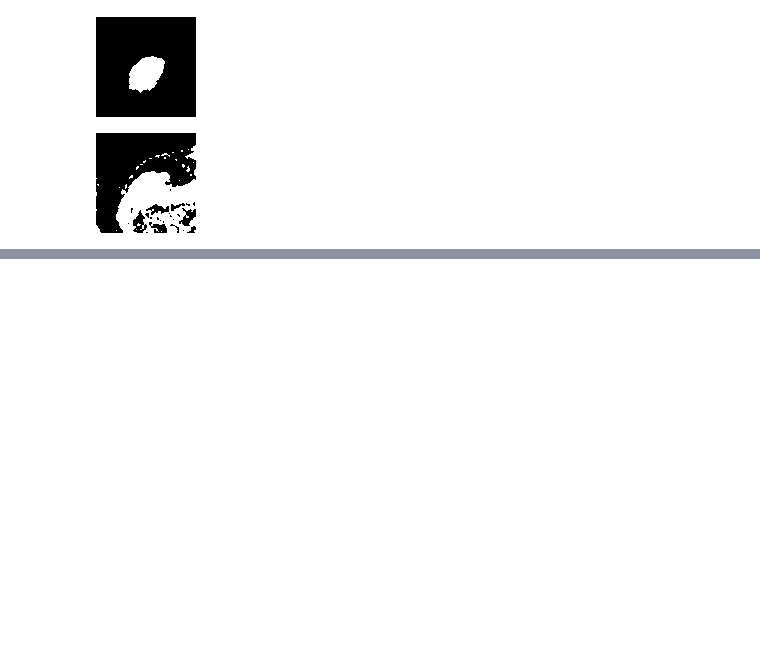
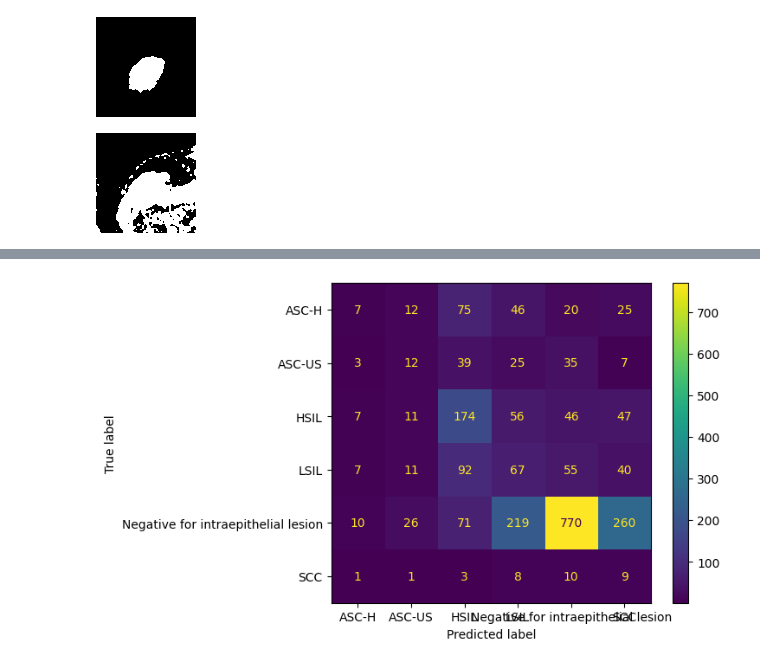
Before and after one commit to HenriqueCastros/pai-flower-nucleus, a Jupyter notebook: trab.ipynb, the cells around one changed output, grey strips where cells are left out. Cells and saved outputs as stored; diff of their text form; code cells hidden in the pictures; blank space fills up the shorter version.

```diff
--- a/trab.ipynb
+++ b/trab.ipynb
@@ -297,0 +188,26 @@ def region_growing(image, seed=None, return_binary=True, threshold=[25,25,25]):
+# %%
+unique_classes = np.unique(y_train)
+for class_label in unique_classes:
+    class_data = X_train[y_train == class_label]
+    class_means.append(np.mean(class_data, axis=0))
+    class_covariances.append(np.cov(class_data, rowvar=False))
+    inv_cov_matrices.append(inv(class_covariances[-1]))
+# %%
+mahalanobis_dists = np.zeros((len(X_test), len(unique_classes)))
+# %%
+for i, class_label in enumerate(unique_classes):
+    mahalanobis_dists[:, i] = np.apply_along_axis(
+        lambda x: mahalanobis(x, class_means[i], inv_cov_matrices[i]),
+        axis=1,
+        arr=X_test
+    )
+# %%
+y_pred = np.argmin(mahalanobis_dists, axis=1)
+y_pred = list(map(lambda x: unique_classes[x], y_pred))
+# %%
+confusion_matrix = metrics.confusion_matrix(y_test, y_pred)
+cm_display = metrics.ConfusionMatrixDisplay(confusion_matrix = confusion_matrix, display_labels = unique_classes)
+cm_display.plot()
+plt.show()
+# %% [output]
+[figure, added]
```
Also changed, not shown: parts of 27 cells of this notebook, 3 other files.
